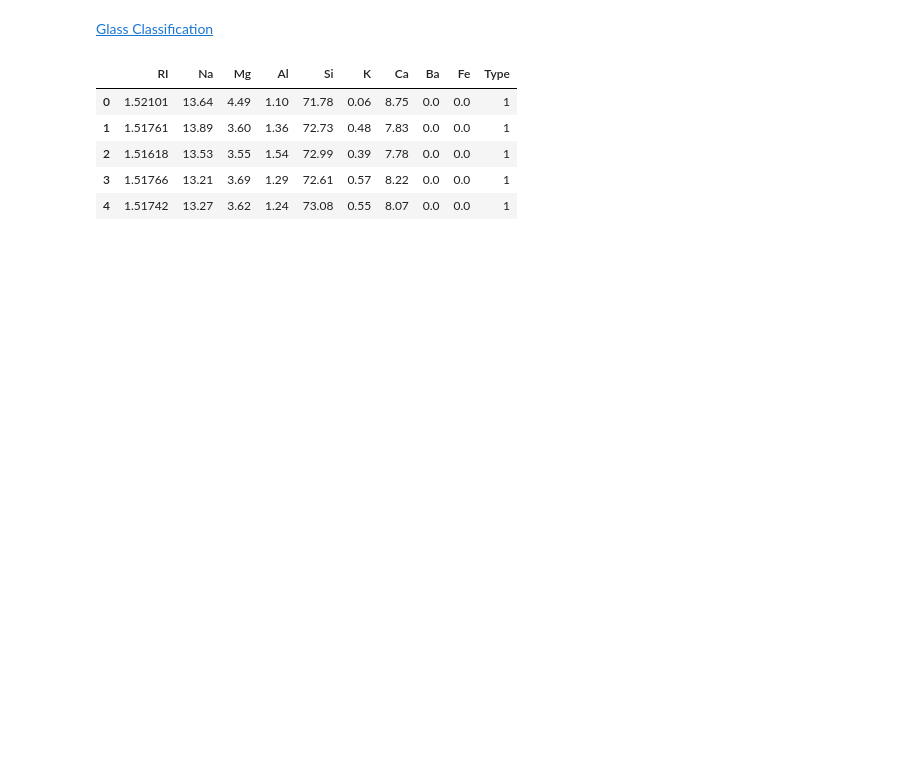
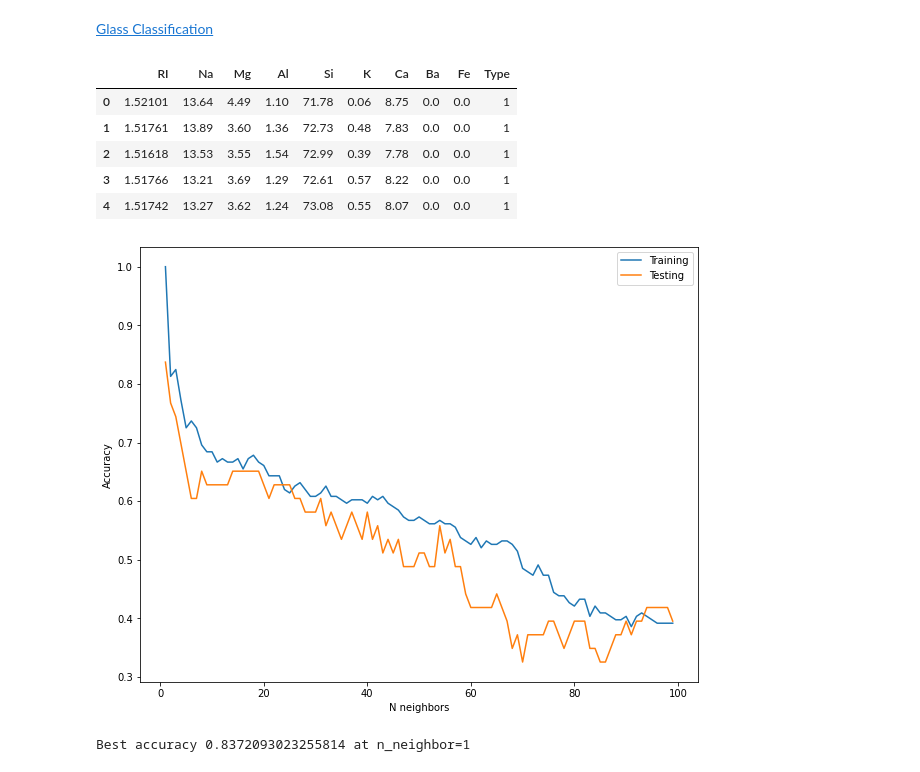
Before and after one commit to jmyang0928/Kaggle, a Jupyter notebook: Glass Classification/Glass Classification.ipynb, the cells around one changed output. Drawn from its saved outputs; the diff is of its cells as text; code cells hidden in the pictures; blank space fills up the shorter version.

```diff
--- a/Glass Classification/Glass Classification.ipynb
+++ b/Glass Classification/Glass Classification.ipynb
@@ -15,5 +15,37 @@ glassData.head()
 # %%
 import numpy as np
 
-X=glassData.drop(["is_genuine"],axis=1).values
-Y=np.array(billsData.is_genuine)
+X=glassData.drop(["Type"],axis=1).values
+Y=np.array(glassData.Type)
+# %%
+from sklearn.model_selection import train_test_split
+
+X_train, X_test, Y_train, Y_test = train_test_split(X, Y, test_size=0.2, random_state=42)
+# %%
+from sklearn.neighbors import KNeighborsClassifier
+
+training_accuracy=[]
+testing_accuracy=[]
+n_neighbors_setting=range(1,100)
+
+for n in n_neighbors_setting:
+    KNN_Object=KNeighborsClassifier(n)
+    KNN_Object.fit(X_train, Y_train)
+    training_accuracy.append(KNN_Object.score(X_train, Y_train))
+    testing_accuracy.append(KNN_Object.score(X_test, Y_test))
+# %%
+import matplotlib.pyplot as plt
+
+plt.figure(figsize=(10,8))
+plt.plot(n_neighbors_setting, training_accuracy, label="Training")
+plt.plot(n_neighbors_setting, testing_accuracy, label="Testing")
+plt.xlabel("N neighbors")
+plt.ylabel("Accuracy")
+plt.legend(loc="upper right")
+plt.show()
+# %% [output]
+[figure, added]
+# %%
+print(f"Best accuracy {max(testing_accuracy)} at n_neighbor={testing_accuracy.index(max(testing_accuracy))+1}")
+# %% [output]
+Best accuracy 0.8372093023255814 at n_neighbor=1
```
